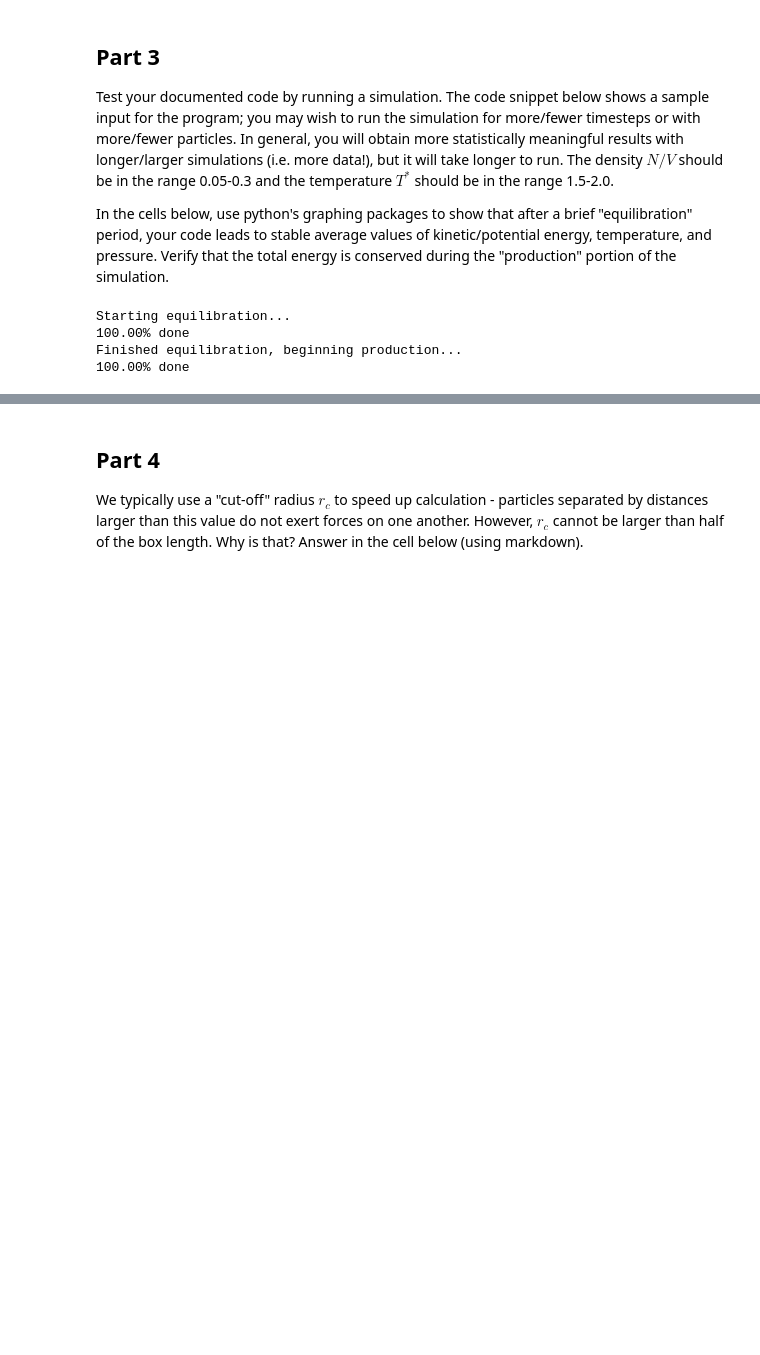
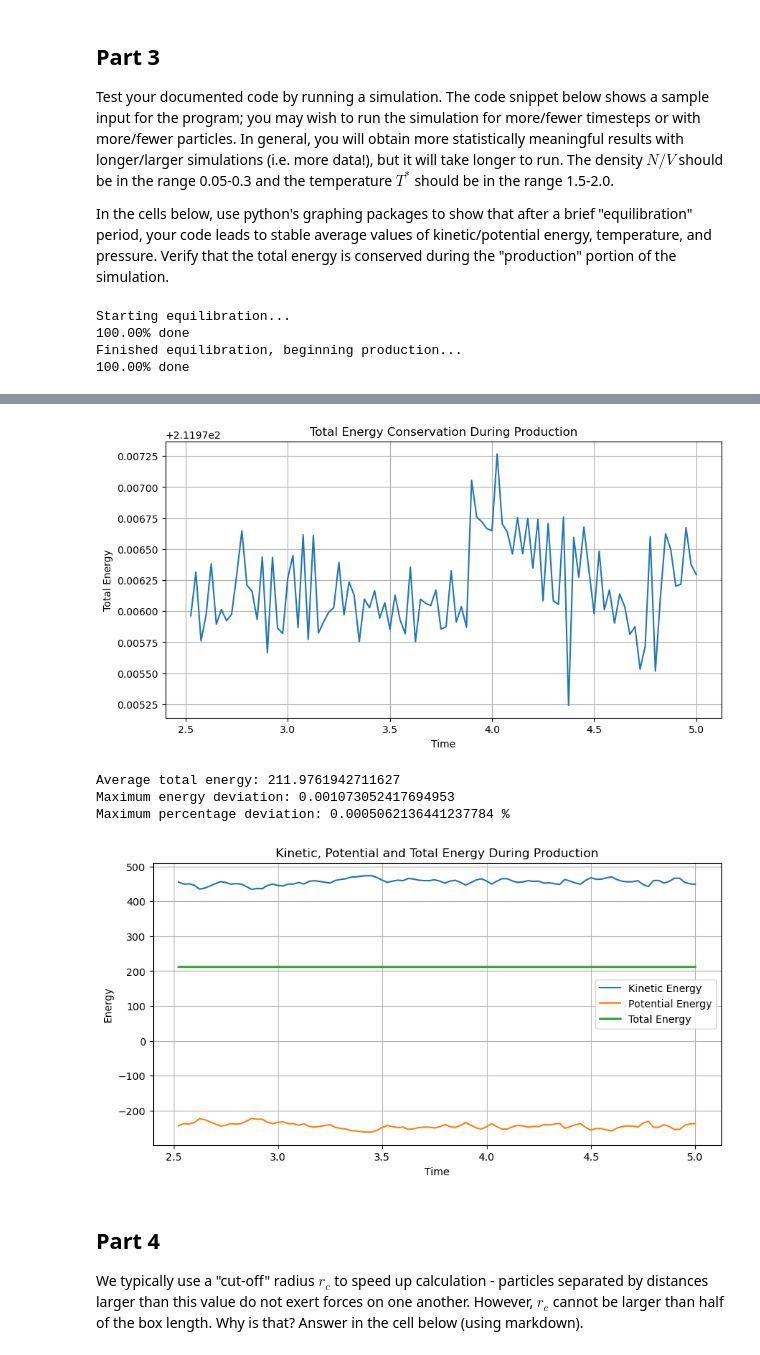
Before and after one commit to kythreotis/Molecular-Dynamics-Simulation, a Jupyter notebook: 2026 Molecular Dynamics Assignment.ipynb, the cells around one changed output, grey strips where cells are left out. Drawn from its saved outputs; the diff is of its cells as text; code cells hidden in the pictures; blank space fills up the shorter version.

```diff
--- a/2026 Molecular Dynamics Assignment.ipynb
+++ b/2026 Molecular Dynamics Assignment.ipynb
@@ -247,3 +264,59 @@ plt.show()
+# %%
+# Calculate total energy by adding kinetic and potential energy
+total_energy = np.array(data['eKin']) + np.array(data['ePot'])
+
+# Calculate the number of recorded equilibration data points
+eq_points = eq_steps // 50
+
+# Extract total energy during production only
+production_energy = total_energy[eq_points:]
+
+# Extract corresponding simulation times
+production_time = np.array(data['time'])[eq_points:]
+
+plt.figure(figsize=(10,5))
+
+plt.plot(production_time, production_energy)
+
+plt.xlabel('Time')
+plt.ylabel('Total Energy')
+plt.title('Total Energy Conservation During Production')
+
+plt.grid(True)
+plt.show()
+
+# Calculate the average total energy during production
+avg_energy = np.mean(production_energy)
+
+# Calculate the maximum deviation from the average energy
+max_deviation = np.max(np.abs(production_energy - avg_energy))
+
+# Calculate percentage deviation
+percentage_deviation = (max_deviation / abs(avg_energy)) * 100
+
+print("Average total energy:", avg_energy)
+print("Maximum energy deviation:", max_deviation)
+print("Maximum percentage deviation:", percentage_deviation, "%")
+
+plt.figure(figsize=(10,5))
+
+plt.plot(production_time, np.array(data['eKin'])[eq_points:], label='Kinetic Energy')
+plt.plot(production_time, np.array(data['ePot'])[eq_points:], label='Potential Energy')
+plt.plot(production_time, production_energy, label='Total Energy', linewidth=2)
+
+plt.xlabel('Time')
+plt.ylabel('Energy')
+plt.title('Kinetic, Potential and Total Energy During Production')
+
+plt.legend()
+plt.grid(True)
+plt.show()
+# %% [output]
+[figure, added]
+Average total energy: 211.9761942711627
+Maximum energy deviation: 0.001073052417694953
+Maximum percentage deviation: 0.0005062136441237784 %
+[figure, added]
 # %% [markdown]
 ## Part 4
 
```
Also changed, not shown: parts of 26 cells of this notebook.
